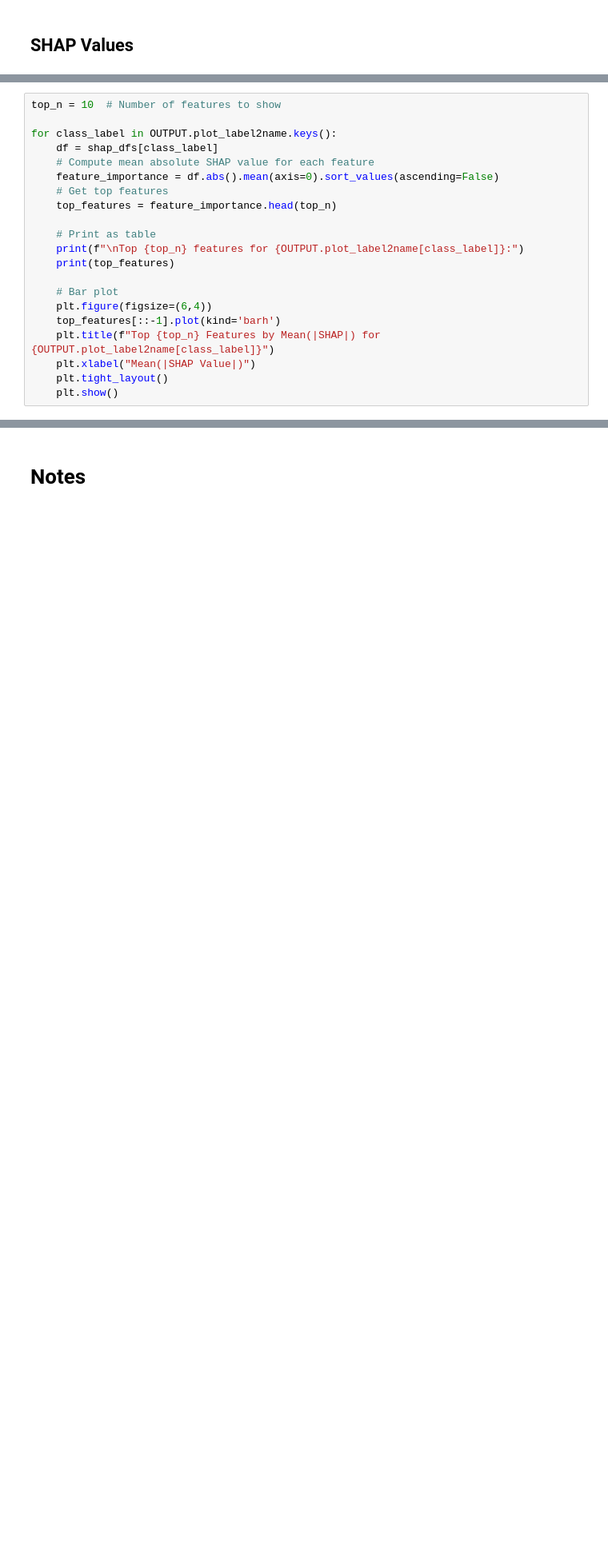
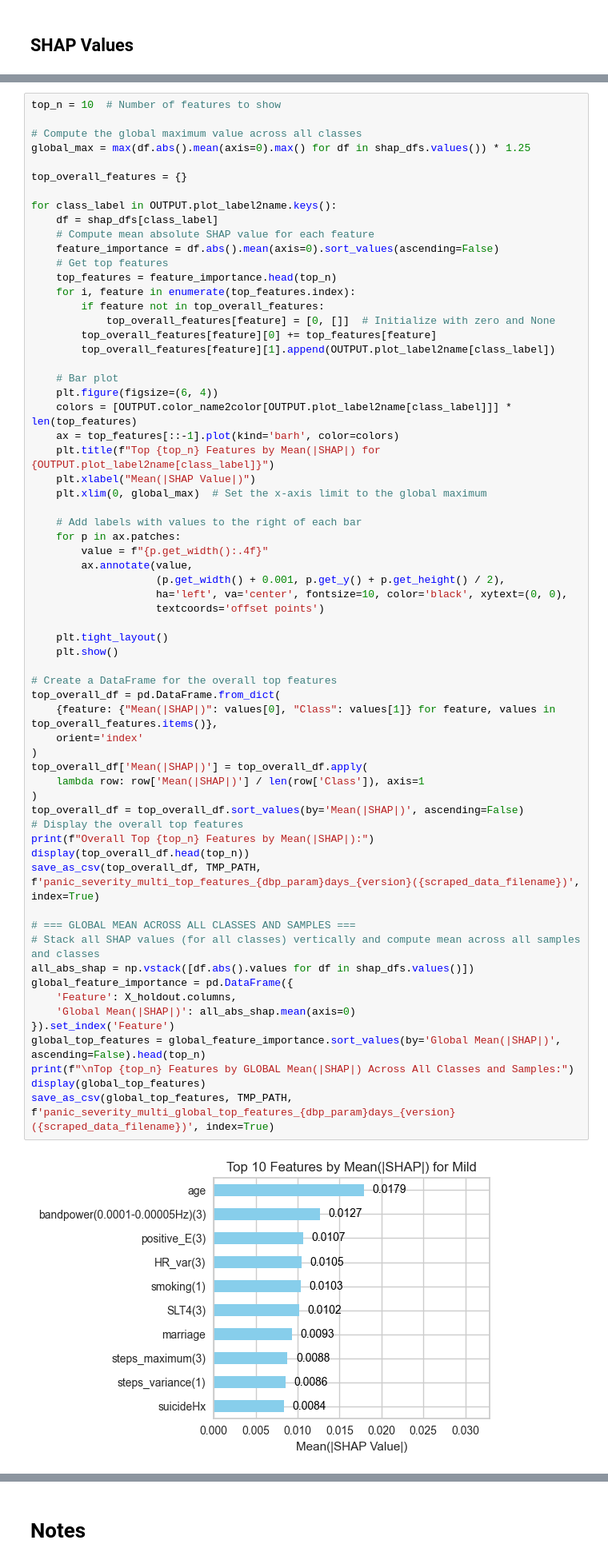
Before and after one commit to cyshin971/Panic-Project-DHLAB, a Jupyter notebook: cys/severity_multiclass_pycaret.ipynb, the cells around one changed output, grey strips where cells are left out. Shown: that part at 80% size. Cells and saved outputs as stored; diff of their text form; blank space fills up the shorter version.

```diff
--- a/cys/severity_multiclass_pycaret.ipynb
+++ b/cys/severity_multiclass_pycaret.ipynb
@@ -355,21 +567,66 @@ else:
 # %%
 top_n = 10  # Number of features to show
 
+# Compute the global maximum value across all classes
+global_max = max(df.abs().mean(axis=0).max() for df in shap_dfs.values()) * 1.25
+
+top_overall_features = {}
+
 for class_label in OUTPUT.plot_label2name.keys():
-    df = shap_dfs[class_label]
-    # Compute mean absolute SHAP value for each feature
-    feature_importance = df.abs().mean(axis=0).sort_values(ascending=False)
-    # Get top features
-    top_features = feature_importance.head(top_n)
+	df = shap_dfs[class_label]
+	# Compute mean absolute SHAP value for each feature
+	feature_importance = df.abs().mean(axis=0).sort_values(ascending=False)
+	# Get top features
+	top_features = feature_importance.head(top_n)
+	for i, feature in enumerate(top_features.index):
+		if feature not in top_overall_features:
+			top_overall_features[feature] = [0, []]  # Initialize with zero and None
+		top_overall_features[feature][0] += top_features[feature]
+		top_overall_features[feature][1].append(OUTPUT.plot_label2name[class_label])
 
-    # Print as table
-    print(f"\nTop {top_n} features for {OUTPUT.plot_label2name[class_label]}:")
-    print(top_features)
+	# Bar plot
+	plt.figure(figsize=(6, 4))
+	colors = [OUTPUT.color_name2color[OUTPUT.plot_label2name[class_label]]] * len(top_features)
+	ax = top_features[::-1].plot(kind='barh', color=colors)
+	plt.title(f"Top {top_n} Features by Mean(|SHAP|) for {OUTPUT.plot_label2name[class_label]}")
+	plt.xlabel("Mean(|SHAP Value|)")
+	plt.xlim(0, global_max)  # Set the x-axis limit to the global maximum
 
-    # Bar plot
-    plt.figure(figsize=(6,4))
-    top_features[::-1].plot(kind='barh')
-    plt.title(f"Top {top_n} Features by Mean(|SHAP|) for {OUTPUT.plot_label2name[class_label]}")
-    plt.xlabel("Mean(|SHAP Value|)")
-    plt.tight_layout()
-    plt.show()
+	# Add labels with values to the right of each bar
+	for p in ax.patches:
+		value = f"{p.get_width():.4f}"
+		ax.annotate(value,
+					(p.get_width() + 0.001, p.get_y() + p.get_height() / 2),
+					ha='left', va='center', fontsize=10, color='black', xytext=(0, 0),
+					textcoords='offset points')
+
+	plt.tight_layout()
+	plt.show()
+
+# Create a DataFrame for the overall top features
+top_overall_df = pd.DataFrame.from_dict(
+	{feature: {"Mean(|SHAP|)": values[0], "Class": values[1]} for feature, values in top_overall_features.items()},
+	orient='index'
+)
+top_overall_df['Mean(|SHAP|)'] = top_overall_df.apply(
+	lambda row: row['Mean(|SHAP|)'] / len(row['Class']), axis=1
+)
+top_overall_df = top_overall_df.sort_values(by='Mean(|SHAP|)', ascending=False)
+# Display the overall top features
+print(f"Overall Top {top_n} Features by Mean(|SHAP|):")
+display(top_overall_df.head(top_n))
+save_as_csv(top_overall_df, TMP_PATH, f'panic_severity_multi_top_features_{dbp_param}days_{version}({scraped_data_filename})', index=True)
+
+# === GLOBAL MEAN ACROSS ALL CLASSES AND SAMPLES ===
+# Stack all SHAP values (for all classes) vertically and compute mean across all samples and classes
+all_abs_shap = np.vstack([df.abs().values for df in shap_dfs.values()])
+global_feature_importance = pd.DataFrame({
+	'Feature': X_holdout.columns,
+	'Global Mean(|SHAP|)': all_abs_shap.mean(axis=0)
+}).set_index('Feature')
+global_top_features = global_feature_importance.sort_values(by='Global Mean(|SHAP|)', ascending=False).head(top_n)
+print(f"\nTop {top_n} Features by GLOBAL Mean(|SHAP|) Across All Classes and Samples:")
+display(global_top_features)
+save_as_csv(global_top_features, TMP_PATH, f'panic_severity_multi_global_top_features_{dbp_param}days_{version}({scraped_data_filename})', index=True)
+# %% [output]
+[figure, added]
```
Also changed, not shown: parts of 25 cells of this notebook, 2 other files.
